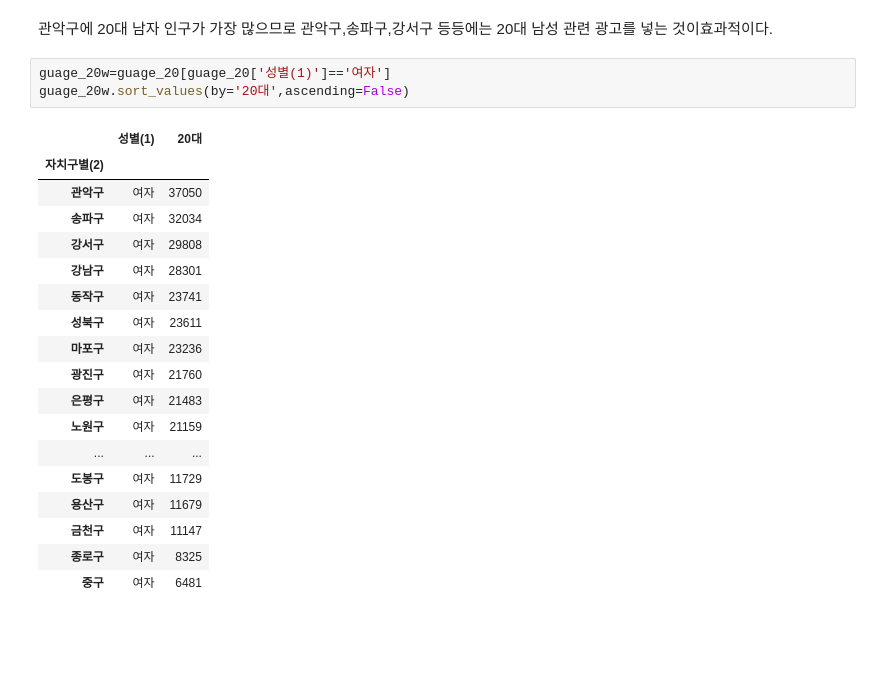
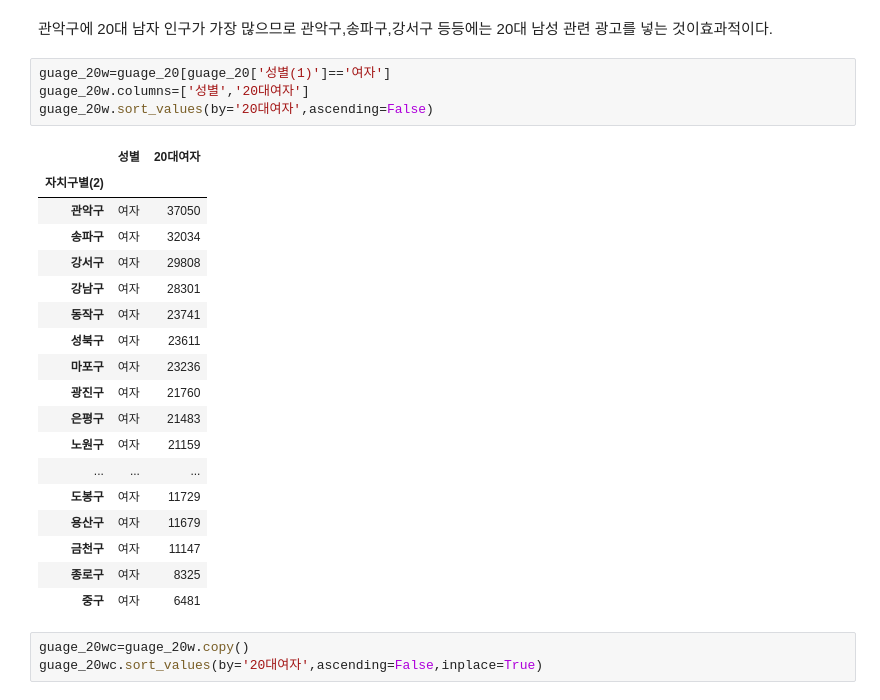
Before and after one commit to Aimerlee123/Python-teamproject, a Jupyter notebook: 공공자전거_이용현황_분석.ipynb, the cells around one changed output. Cells and saved outputs as stored; diff of their text form; blank space fills up the shorter version.

```diff
--- a/공공자전거_이용현황_분석.ipynb
+++ b/공공자전거_이용현황_분석.ipynb
@@ -302,9 +303,10 @@ plt.show()
 관악구에 20대 남자 인구가 가장 많으므로 관악구,송파구,강서구 등등에는 20대 남성 관련 광고를 넣는 것이효과적이다.
 # %%
 guage_20w=guage_20[guage_20['성별(1)']=='여자']
-guage_20w.sort_values(by='20대',ascending=False)
+guage_20w.columns=['성별','20대여자']
+guage_20w.sort_values(by='20대여자',ascending=False)
 # %% [output]
-|  | 성별(1) | 20대 |
+|  | 성별 | 20대여자 |
 | 자치구별(2) |  |  |
 | 관악구 | 여자 | 37050 |
 | 송파구 | 여자 | 32034 |
@@ -322,3 +324,6 @@ guage_20w.sort_values(by='20대',ascending=False)
 | 금천구 | 여자 | 11147 |
 | 종로구 | 여자 | 8325 |
 | 중구 | 여자 | 6481 |
+# %%
+guage_20wc=guage_20w.copy()
+guage_20wc.sort_values(by='20대여자',ascending=False,inplace=True)
```
Also changed, not shown: parts of 5 cells of this notebook.
